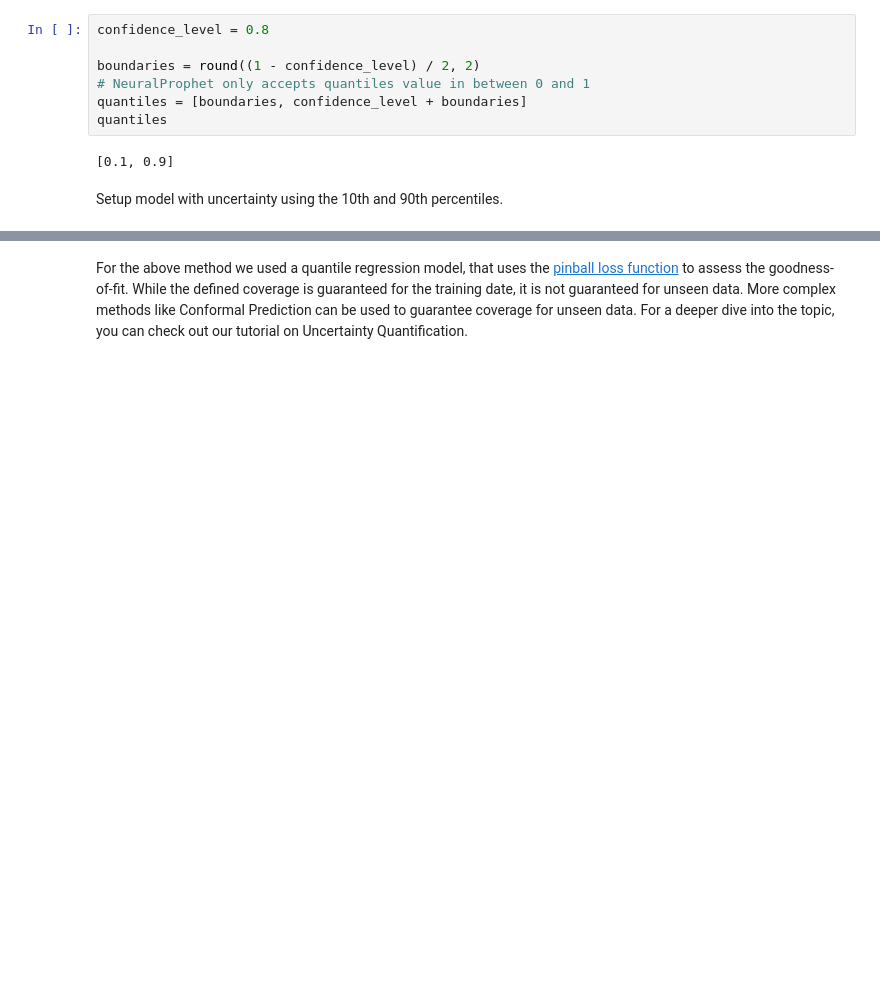
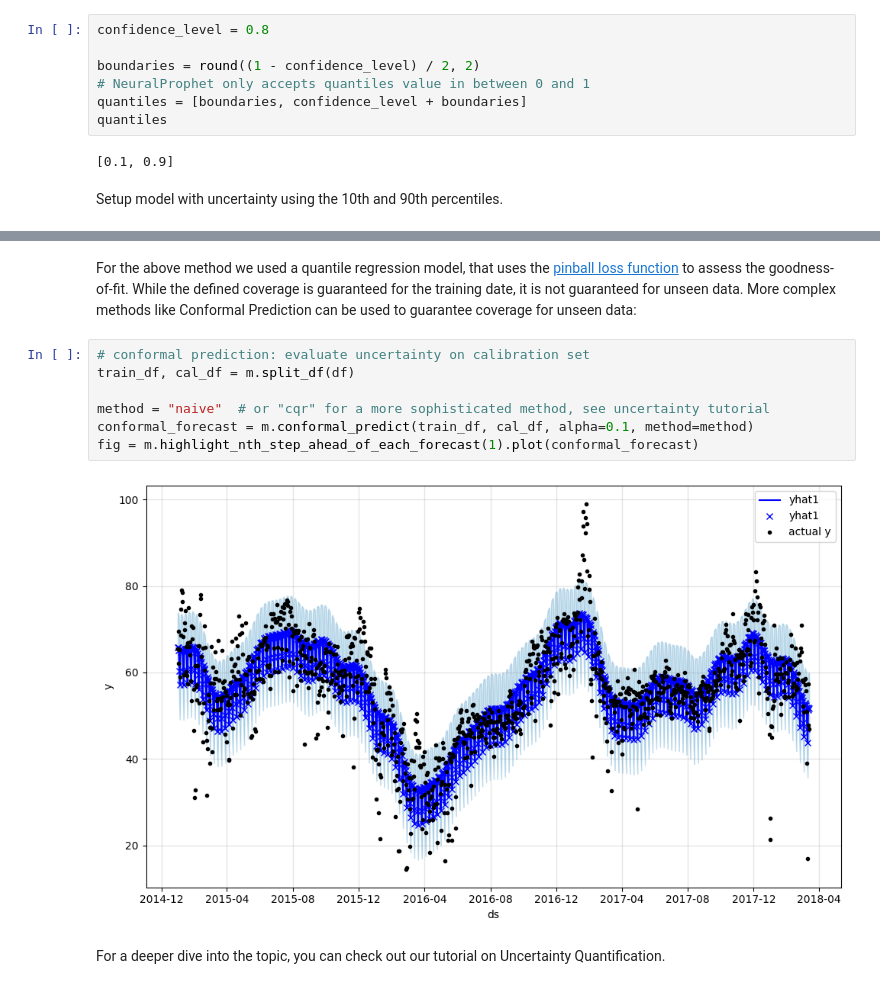
Before and after one commit to ourownstory/neural_prophet, a Jupyter notebook: docs/source/new-tutorials/tutorial08.ipynb, the cells around one changed output, grey strips where cells are left out. Drawn from its saved outputs; the diff is of its cells as text; blank space fills up the shorter version.

```diff
--- a/docs/source/new-tutorials/tutorial08.ipynb
+++ b/docs/source/new-tutorials/tutorial08.ipynb
@@ -48,2 +48,13 @@ fig = m.plot(forecast)
 # %% [markdown]
-For the above method we used a quantile regression model, that uses the [pinball loss function](https://www.lokad.com/pinball-loss-function-definition) to assess the goodness-of-fit. While the defined coverage is guaranteed for the training date, it is not guaranteed for unseen data. More complex methods like Conformal Prediction can be used to guarantee coverage for unseen data. For a deeper dive into the topic, you can check out our tutorial on Uncertainty Quantification.
+For the above method we used a quantile regression model, that uses the [pinball loss function](https://www.lokad.com/pinball-loss-function-definition) to assess the goodness-of-fit. While the defined coverage is guaranteed for the training date, it is not guaranteed for unseen data. More complex methods like Conformal Prediction can be used to guarantee coverage for unseen data:
+# %%
+# conformal prediction: evaluate uncertainty on calibration set
+train_df, cal_df = m.split_df(df)
+
+method = "naive"  # or "cqr" for a more sophisticated method, see uncertainty tutorial
+conformal_forecast = m.conformal_predict(train_df, cal_df, alpha=0.1, method=method)
+fig = m.highlight_nth_step_ahead_of_each_forecast(1).plot(conformal_forecast)
+# %% [output]
+[figure, added]
+# %% [markdown]
+For a deeper dive into the topic, you can check out our tutorial on Uncertainty Quantification.
```
Also changed, not shown: parts of 2 cells of this notebook, 5 other files.
